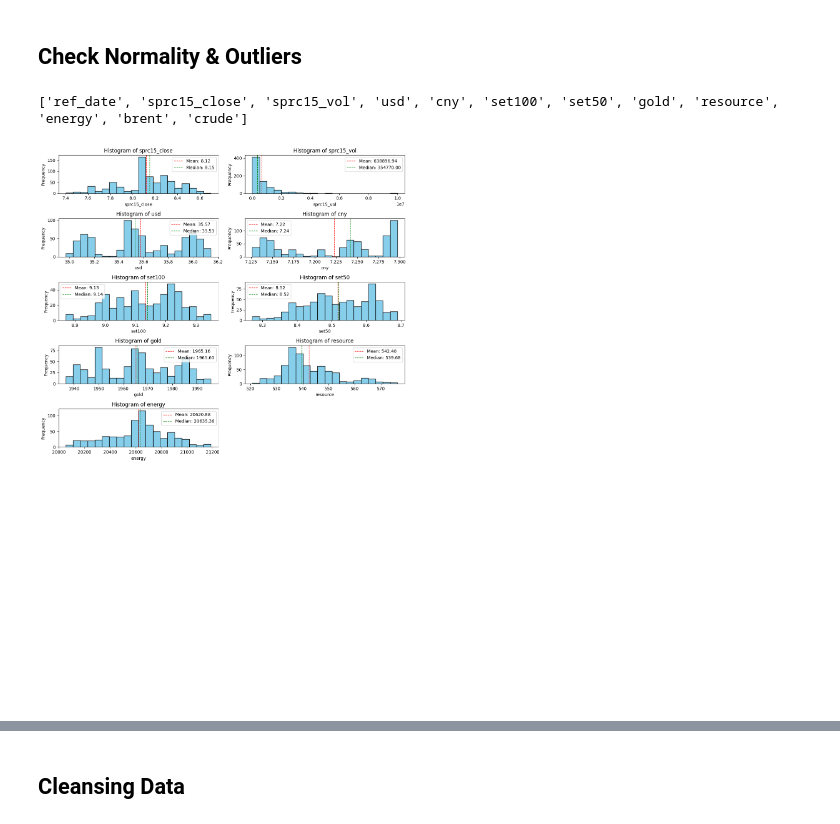
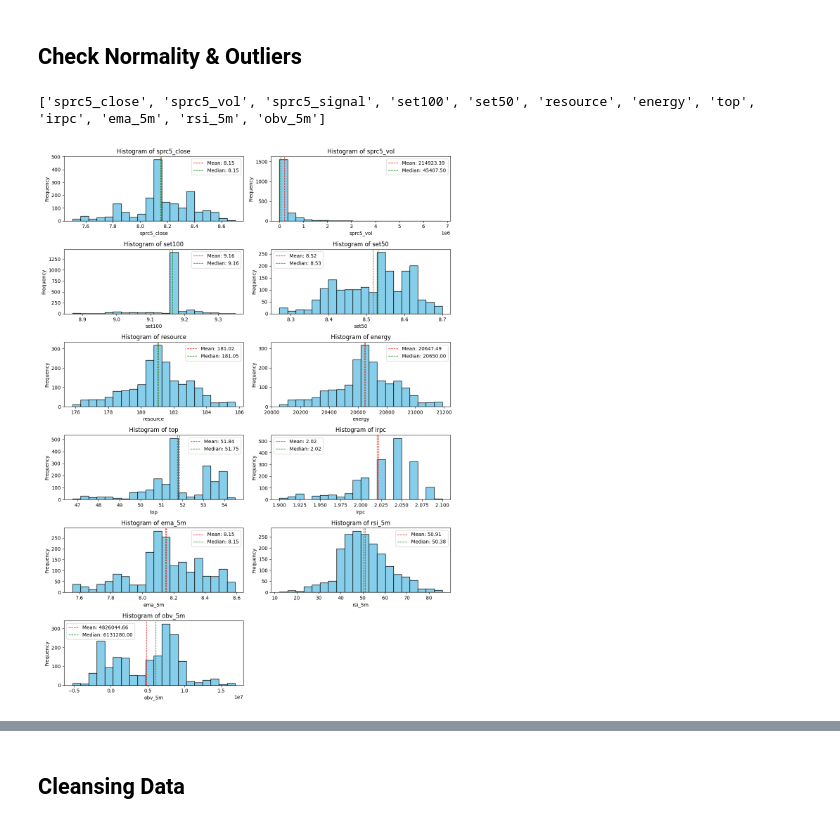
Before and after one commit to y-lims/DADS6003_Buy-Sell_Stock_Forecasting, a Jupyter notebook: SPRC_training.ipynb, the cells around one changed output, grey strips where cells are left out. Saved outputs shown, nothing was run; the diff lists cells and outputs as text; code cells hidden in the pictures.

Commit message:
SPRC prediction with 5m data

```diff
--- a/SPRC_training.ipynb
+++ b/SPRC_training.ipynb
@@ -659,0 +550,9 @@ crude = CRUDE['Close']
+# %%
+# Assuming all your data frames have the same index (timestamps)
+keys = ['ref_date', 'sprc5_close', 'sprc5_vol', 'sprc5_signal', 'set100', 'set50', 'resource', 'energy', 'top', 'irpc']
+
+# Assuming SPRC_5m has Datetime index
+reference_index = ref_date.index
+
+# Concatenate and reindex based on the reference index
+merged_data_SPRC = pd.concat([ref_date, sprc5_close, sprc5_vol, sprc5_signal, set100, set50, resource, energy, top, irpc], axis=1, keys=keys).reindex(reference_index)
@@ -659,0 +577,2 @@ crude = CRUDE['Close']
+# %%
+merged_data_SPRC[['set50', 'set100']] = merged_data_SPRC[['set50', 'set100']].fillna(merged_data_SPRC[['set50', 'set100']].median())
@@ -659,0 +601,22 @@ crude = CRUDE['Close']
+# %%
+# SPRC EMA 5m
+merged_data_SPRC['ref_date'] = pd.to_datetime(merged_data_SPRC['ref_date'])
+
+# Set the index
+merged_data_SPRC.set_index('ref_date', inplace=True)
+
+# Set the window
+merged_data_SPRC['ema_5m'] = talib.EMA(merged_data_SPRC['sprc5_close'], timeperiod=10)
+
+# Calculate RSI for 'sprc5_close'
+merged_data_SPRC['rsi_5m'] = talib.RSI(merged_data_SPRC['sprc5_close'], timeperiod=10)
+
+# Calculate OBV for 'sprc5_close' and 'sprc5_volume'
+merged_data_SPRC['obv_5m'] = talib.OBV(merged_data_SPRC['sprc5_close'], merged_data_SPRC['sprc5_vol'])
+
+# Fill missing values in 'ema_5m' with the mean
+merged_data_SPRC['ema_5m'].fillna(merged_data_SPRC['ema_5m'].mean(), inplace=True)
+merged_data_SPRC['rsi_5m'].fillna(merged_data_SPRC['rsi_5m'].mean(), inplace=True)
+
+# Now 'ema_15m' column contains the Exponential Moving Average values
+print(merged_data_SPRC[['sprc5_close', 'ema_5m', 'rsi_5m', 'obv_5m']])
@@ -695,39 +686,39 @@ dtype: int64
 # %% [markdown]
 ## Check Normality & Outliers
 # %%
-column_names_list = list(merged_data.columns)
+column_names_list = list(merged_data_SPRC.columns)
 print(column_names_list)
 # %% [output]
-['ref_date', 'sprc15_close', 'sprc15_vol', 'usd', 'cny', 'set100', 'set50', 'gold', 'resource', 'energy', 'brent', 'crude']
+['sprc5_close', 'sprc5_vol', 'sprc5_signal', 'set100', 'set50', 'resource', 'energy', 'top', 'irpc', 'ema_5m', 'rsi_5m', 'obv_5m']
 # %%
 ## Check Skewness
-columns = ['sprc15_close', 'sprc15_vol', 'usd', 'cny', 'set100', 'set50', 'gold', 'resource', 'energy']
+columns = ['sprc5_close', 'sprc5_vol', 'set100', 'set50', 'resource', 'energy', 'top', 'irpc', 'ema_5m', 'rsi_5m', 'obv_5m']
 
-fig, axs = plt.subplots(9, 2, figsize=(12, 18))
+fig, axs = plt.subplots(6, 2, figsize=(12, 16))
 
 # Flatten the 2D array of axes to simplify indexing
 axs = axs.flatten()
 
 for i, column in enumerate(columns):
-    axs[i].hist(merged_data[column], bins=20, color='skyblue', edgecolor='black')
+    axs[i].hist(merged_data_SPRC[column], bins=20, color='skyblue', edgecolor='black')
     axs[i].set_xlabel(column)
     axs[i].set_ylabel('Frequency')
     axs[i].set_title(f'Histogram of {column}')
 
-    mean_val = merged_data[column].mean()
-    median_val = merged_data[column].median()
+    mean_val = merged_data_SPRC[column].mean()
+    median_val = merged_data_SPRC[column].median()
 
     axs[i].axvline(mean_val, color='red', linestyle='dashed', linewidth=1, label=f'Mean: {mean_val:.2f}')
     axs[i].axvline(median_val, color='green', linestyle='dashed', linewidth=1, label=f'Median: {median_val:.2f}')
     axs[i].legend()
 
 # Hide any unused subplots
 for i in range(len(columns), len(axs)):
     axs[i].axis('off')
 
 plt.tight_layout()
 plt.show()
 # %% [output]
-[figure, old version]
+[figure, new version]
 # %%
 # Check Outliers
```
Also changed, not shown: parts of 84 cells of this notebook, 28 other files.
